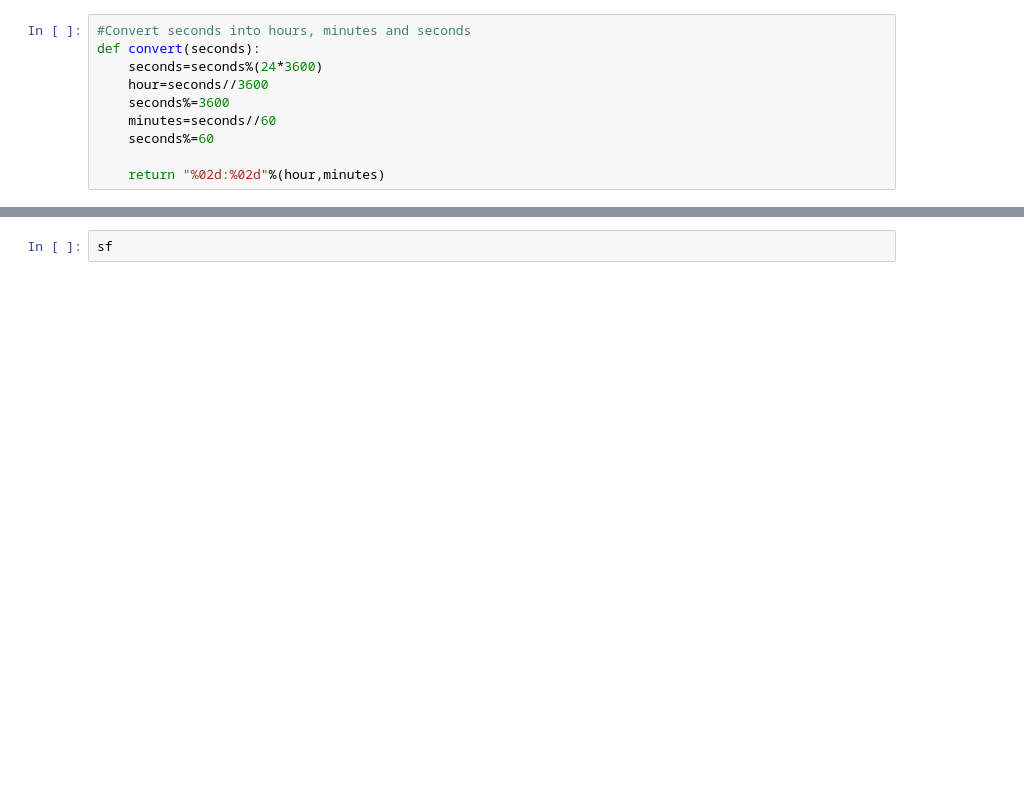
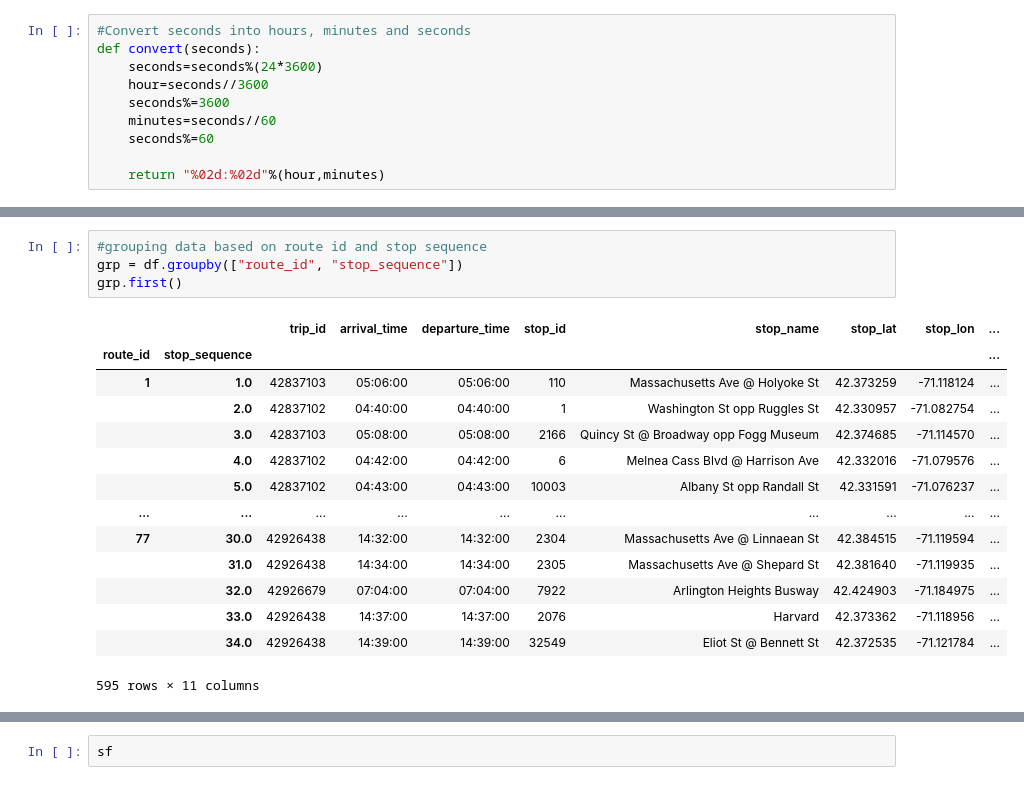
Before and after one commit to UpadhiV/evfleets, a Jupyter notebook: mbta_analysis.ipynb, the cells around one changed output, grey strips where cells are left out. Saved outputs shown, nothing was run; the diff lists cells and outputs as text; blank space fills up the shorter version.

```diff
--- a/mbta_analysis.ipynb
+++ b/mbta_analysis.ipynb
@@ -224,0 +149,19 @@ data.head()
+# %%
+#grouping data based on route id and stop sequence
+grp = df.groupby(["route_id", "stop_sequence"])
+grp.first()
+# %% [output]
+|  |  | trip_id | arrival_time | departure_time | stop_id | stop_name | stop_lat | stop_lon | ... |
+| route_id | stop_sequence |  |  |  |  |  |  |  | ... |
+| 1 | 1.0 | 42837103 | 05:06:00 | 05:06:00 | 110 | Massachusetts Ave @ Holyoke St | 42.373259 | -71.118124 | ... |
+|  | 2.0 | 42837102 | 04:40:00 | 04:40:00 | 1 | Washington St opp Ruggles St | 42.330957 | -71.082754 | ... |
+|  | 3.0 | 42837103 | 05:08:00 | 05:08:00 | 2166 | Quincy St @ Broadway opp Fogg Museum | 42.374685 | -71.114570 | ... |
+|  | 4.0 | 42837102 | 04:42:00 | 04:42:00 | 6 | Melnea Cass Blvd @ Harrison Ave | 42.332016 | -71.079576 | ... |
+|  | 5.0 | 42837102 | 04:43:00 | 04:43:00 | 10003 | Albany St opp Randall St | 42.331591 | -71.076237 | ... |
+| ... | ... | ... | ... | ... | ... | ... | ... | ... | ... |
+| 77 | 30.0 | 42926438 | 14:32:00 | 14:32:00 | 2304 | Massachusetts Ave @ Linnaean St | 42.384515 | -71.119594 | ... |
+|  | 31.0 | 42926438 | 14:34:00 | 14:34:00 | 2305 | Massachusetts Ave @ Shepard St | 42.381640 | -71.119935 | ... |
+|  | 32.0 | 42926679 | 07:04:00 | 07:04:00 | 7922 | Arlington Heights Busway | 42.424903 | -71.184975 | ... |
+|  | 33.0 | 42926438 | 14:37:00 | 14:37:00 | 2076 | Harvard | 42.373362 | -71.118956 | ... |
+|  | 34.0 | 42926438 | 14:39:00 | 14:39:00 | 32549 | Eliot St @ Bennett St | 42.372535 | -71.121784 | ... |
+595 rows × 11 columns
```
Also changed, not shown: parts of 65 cells of this notebook.
